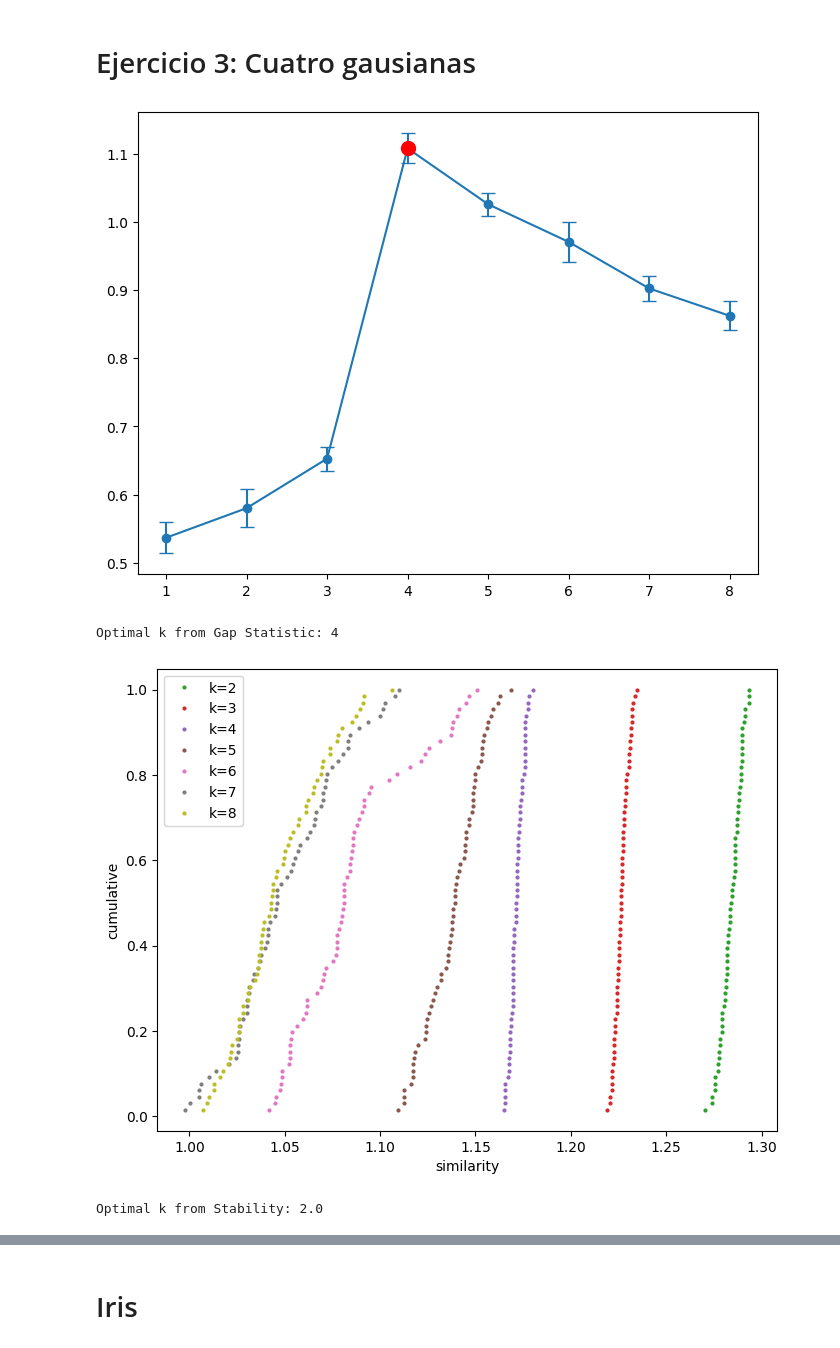
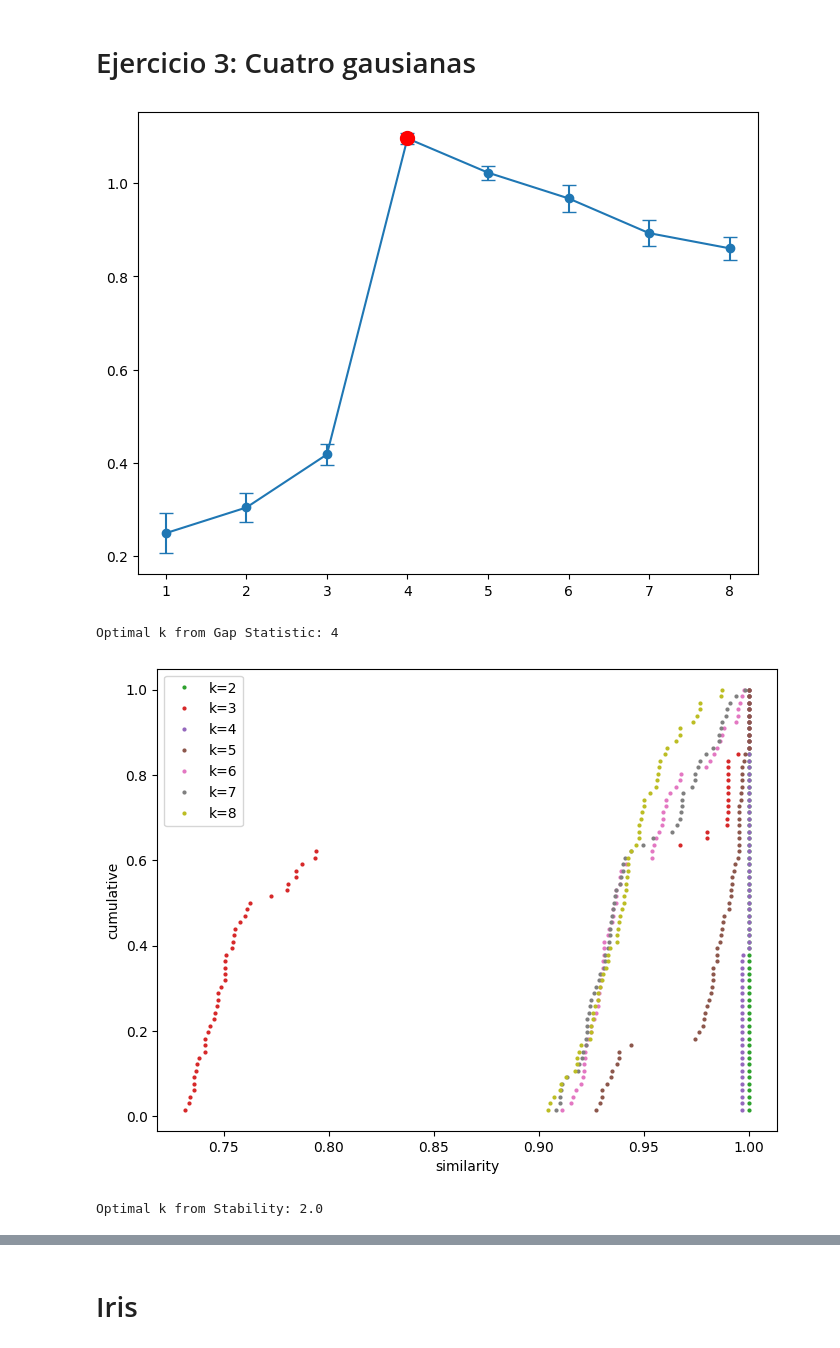
Before and after one commit to SantiagoRotman/TMD, a Jupyter notebook: TP3/TMD_TP3_Clustering.ipynb, the cells around one changed output, grey strips where cells are left out. Drawn from its saved outputs; the diff is of its cells as text; code cells hidden in the pictures.

```diff
--- a/TP3/TMD_TP3_Clustering.ipynb
+++ b/TP3/TMD_TP3_Clustering.ipynb
@@ -153,8 +153,13 @@ v2[ind2] = cc2 + 5
 # Crear la matriz de similitud: 1 si están en el mismo cluster,
 # -1 si están en distinto, 0 si alguno falta
 def compute_similarity_matrix(v):
-    a = np.sqrt(np.outer(v, v))
-    m = np.divide(a, -a, out=np.zeros_like(a), where=a != 0) + 2 * (a == np.round(a))
+    n = v.shape[0]
+    is_valid = v > 0
+    valid_mask = np.logical_and.outer(is_valid, is_valid)
+    eq_mask = np.equal.outer(v, v)
+    m = np.zeros((n,n), dtype=int)
+    m[valid_mask & eq_mask] = 1
+    m[valid_mask & ~eq_mask] = -1
     return m
 
 m1 = compute_similarity_matrix(v1)
@@ -271,21 +273,25 @@ X = lampone.drop(columns=lampone.columns[[0,142,143]])
 y = lampone[lampone.columns[[0,142]]]
 original = pd.factorize(pd.Series(zip(lampone.iloc[:, 0], lampone.iloc[:, 142])))[0]
 
+# no aplica logaritmo ya que hay muchos ceros
+# ¿Siempre se tiene que hacer o era para crabs?
 #X_log = np.log(X)
 X_scaled = scale(X, axis=0)
 
 
-# Probar PCA con 2 y 3 componentes
+# Probar PCA con 2, 3 y 4 componentes
 components_list = [2,3,4]
 for components in components_list:
+    # Primero la PCA y luego escalar
     pca = PCA(n_components=components)
     X_pca = pca.fit_transform(X)
     X_pca_scaled = scale(X_pca, axis=0)
 
+    # Primero escalar y luego PCA
     pca = PCA(n_components=components)
     X_scaled_pca = pca.fit_transform(X_scaled)
 
-    fig, axes = plt.subplots(2, 2, figsize=(14, 10))
+    fig, axes = plt.subplots(2, 2, figsize=(12, 8))
     fig.suptitle(f"PCA con {components} componentes", fontsize=16)
 
     clusters = KMeans(n_clusters=4, n_init=10, random_state=0).fit_predict(X_scaled_pca)
@@ -360,10 +412,17 @@ def gap_statistic(X, max_k, ran_samples=3, plot=False):
 # Estabilidad
 # %%
 def compute_similarity_matrix(v):
-    a = np.sqrt(np.outer(v, v))
-    m = np.divide(a, -a, out=np.zeros_like(a), where=a != 0) + 2 * (a == np.round(a))
+    n = v.shape[0]
+    is_valid = v > 0
+    valid_mask = np.logical_and.outer(is_valid, is_valid)
+    eq_mask = np.equal.outer(v, v)
+    m = np.zeros((n,n), dtype=int)
+    m[valid_mask & eq_mask] = 1
+    m[valid_mask & ~eq_mask] = -1
     return m
 
+# Función para graficar la estabilidad acumulada
+# linea de puntos, se va agregando cada loop
 def plot_stability(similarities, k):
     cmap = plt.cm.tab10
     color1 = cmap(k / 10)
@@ -383,13 +442,16 @@ def estabilidad(X, max_k, ran_samples=5, plot=False):
     for k in range(2, max_k + 1):
         scores = []
         labels_lists = []
+
+        # Generar ran_samples clusterings con KMeans en muestras aleatorias del 90% de los datos
         for i in range(ran_samples):
-            ind = np.random.choice(n, int(0.85 * n), replace=False)
+            ind = np.random.choice(n, int(0.90 * n), replace=False)
             cc = KMeans(n_clusters=k, n_init=10, random_state=0).fit(X[ind]).labels_
             v = np.zeros(n, dtype=int)
             v[ind] = cc + 5
             labels_lists.append(v)
 
+        # Calcular las matrices de similitud y los scores de todos los pares de posibles clusters calculados
         for i in range(ran_samples):
             for j in range(i+1, ran_samples):
                 v1 = labels_lists[i]
@@ -440,16 +502,17 @@ def genera_cuatro_gausianas(n = 100, gap = 2):
 # %% [markdown]
 # Ejercicio 3: Cuatro gausianas
 # %%
-gaus = genera_cuatro_gausianas(gap=2.5)
+# cuatro_gausianas con poco ruido
+gaus = genera_cuatro_gausianas(gap=3)
 #plt.figure(figsize=(8,6))
 #plt.scatter(gaus[:, 0], gaus[:, 1], c=gaus[:, 2], cmap='tab10', s=30)
 k, _ = gap_statistic(gaus[:, :2], max_k=8, ran_samples=5, plot=True)
 print("Optimal k from Gap Statistic:", k)
 k, _ = estabilidad(gaus[:, :2], max_k=8, ran_samples=12, plot=True)
 print("Optimal k from Stability:", k)
 # %% [output]
-[figure, old version]
+[figure, new version]
 Optimal k from Gap Statistic: 4
-[figure, old version]
+[figure, new version]
 Optimal k from Stability: 2.0
 # %%
```
Also changed, not shown: parts of 26 cells of this notebook, 9 other files.
